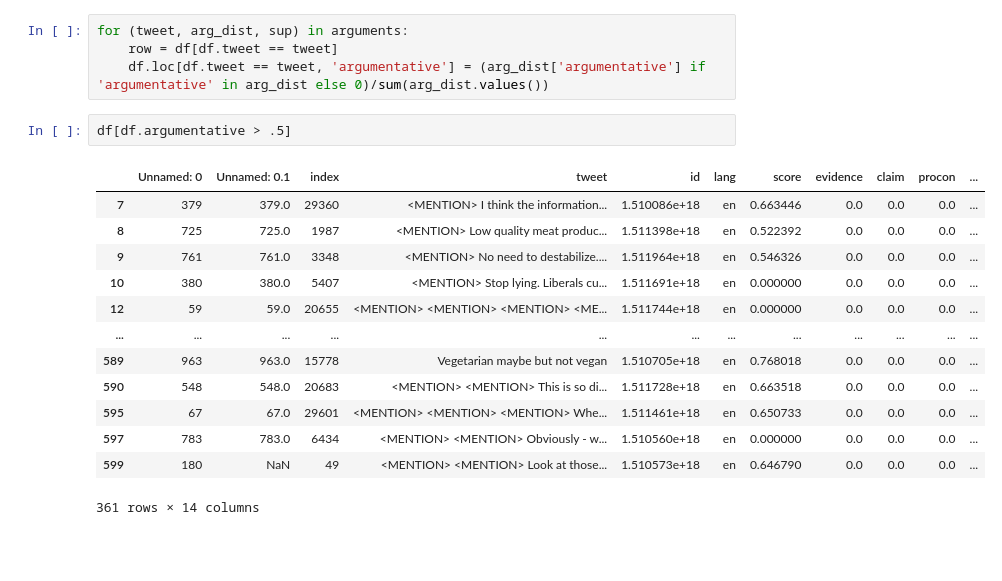
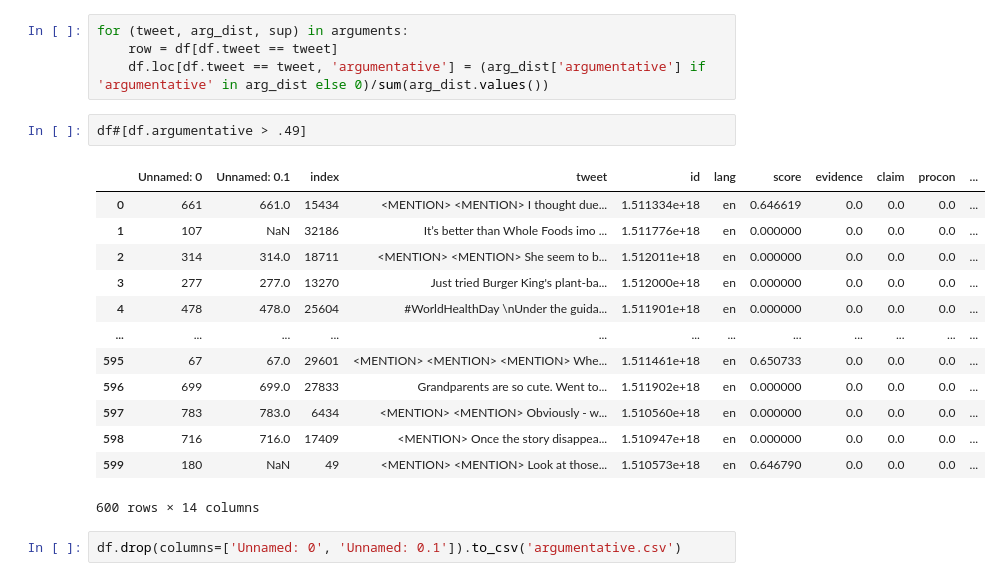
Before and after one commit to danielhers/sustainable-diet-arguments-twitter, a Jupyter notebook: mkturk/extract_argumentative.ipynb, the cells around one changed output. Cells and saved outputs as stored; diff of their text form; blank space fills up the shorter version.

Commit message:
First batch of claims and argumentative

```diff
--- a/mkturk/Untitled.ipynb
+++ b/mkturk/extract_argumentative.ipynb
@@ -48,18 +48,20 @@ for (tweet, arg_dist, sup) in arguments:
     row = df[df.tweet == tweet]
     df.loc[df.tweet == tweet, 'argumentative'] = (arg_dist['argumentative'] if 'argumentative' in arg_dist else 0)/sum(arg_dist.values())
 # %%
-df[df.argumentative > .5]
+df#[df.argumentative > .49]
 # %% [output]
 |  | Unnamed: 0 | Unnamed: 0.1 | index | tweet | id | lang | score | evidence | claim | procon | ... |
-| 7 | 379 | 379.0 | 29360 | <MENTION> I think the information... | 1.510086e+18 | en | 0.663446 | 0.0 | 0.0 | 0.0 | ... |
-| 8 | 725 | 725.0 | 1987 | <MENTION> Low quality meat produc... | 1.511398e+18 | en | 0.522392 | 0.0 | 0.0 | 0.0 | ... |
-| 9 | 761 | 761.0 | 3348 | <MENTION> No need to destabilize.... | 1.511964e+18 | en | 0.546326 | 0.0 | 0.0 | 0.0 | ... |
-| 10 | 380 | 380.0 | 5407 | <MENTION> Stop lying. Liberals cu... | 1.511691e+18 | en | 0.000000 | 0.0 | 0.0 | 0.0 | ... |
-| 12 | 59 | 59.0 | 20655 | <MENTION> <MENTION> <MENTION> <ME... | 1.511744e+18 | en | 0.000000 | 0.0 | 0.0 | 0.0 | ... |
+| 0 | 661 | 661.0 | 15434 | <MENTION> <MENTION> I thought due... | 1.511334e+18 | en | 0.646619 | 0.0 | 0.0 | 0.0 | ... |
+| 1 | 107 | NaN | 32186 | It’s better than Whole Foods imo ... | 1.511776e+18 | en | 0.000000 | 0.0 | 0.0 | 0.0 | ... |
+| 2 | 314 | 314.0 | 18711 | <MENTION> <MENTION> She seem to b... | 1.512011e+18 | en | 0.000000 | 0.0 | 0.0 | 0.0 | ... |
+| 3 | 277 | 277.0 | 13270 | Just tried Burger King's plant-ba... | 1.512000e+18 | en | 0.000000 | 0.0 | 0.0 | 0.0 | ... |
+| 4 | 478 | 478.0 | 25604 | #WorldHealthDay \nUnder the guida... | 1.511901e+18 | en | 0.000000 | 0.0 | 0.0 | 0.0 | ... |
 | ... | ... | ... | ... | ... | ... | ... | ... | ... | ... | ... | ... |
-| 589 | 963 | 963.0 | 15778 | Vegetarian maybe but not vegan | 1.510705e+18 | en | 0.768018 | 0.0 | 0.0 | 0.0 | ... |
-| 590 | 548 | 548.0 | 20683 | <MENTION> <MENTION> This is so di... | 1.511728e+18 | en | 0.663518 | 0.0 | 0.0 | 0.0 | ... |
 | 595 | 67 | 67.0 | 29601 | <MENTION> <MENTION> <MENTION> Whe... | 1.511461e+18 | en | 0.650733 | 0.0 | 0.0 | 0.0 | ... |
+| 596 | 699 | 699.0 | 27833 | Grandparents are so cute. Went to... | 1.511902e+18 | en | 0.000000 | 0.0 | 0.0 | 0.0 | ... |
 | 597 | 783 | 783.0 | 6434 | <MENTION> <MENTION> Obviously - w... | 1.510560e+18 | en | 0.000000 | 0.0 | 0.0 | 0.0 | ... |
+| 598 | 716 | 716.0 | 17409 | <MENTION> Once the story disappea... | 1.510947e+18 | en | 0.000000 | 0.0 | 0.0 | 0.0 | ... |
 | 599 | 180 | NaN | 49 | <MENTION> <MENTION> Look at those... | 1.510573e+18 | en | 0.646790 | 0.0 | 0.0 | 0.0 | ... |
-361 rows × 14 columns
+600 rows × 14 columns
+# %%
+df.drop(columns=['Unnamed: 0', 'Unnamed: 0.1']).to_csv('argumentative.csv')
```
Also changed, not shown: 16 other files.
